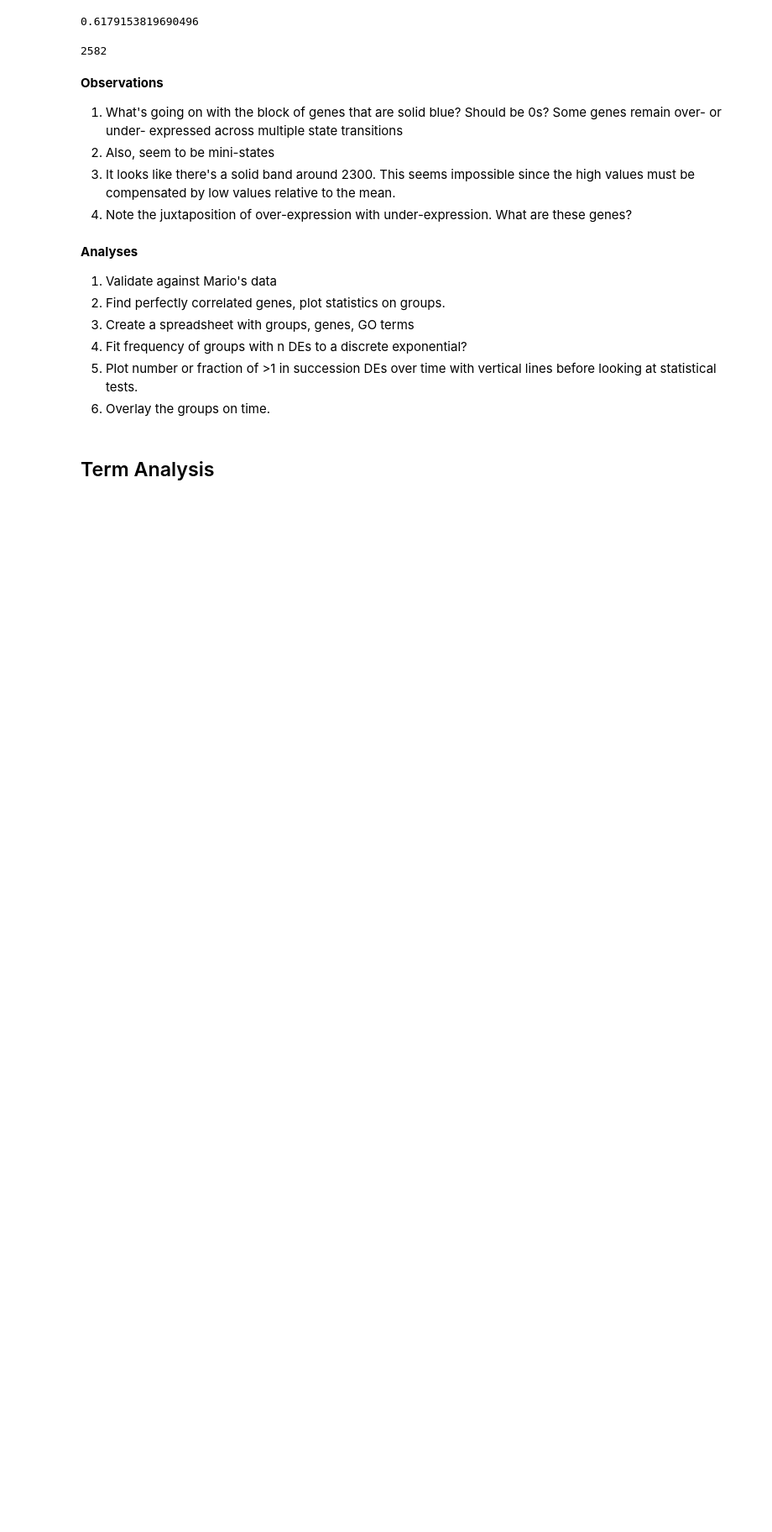
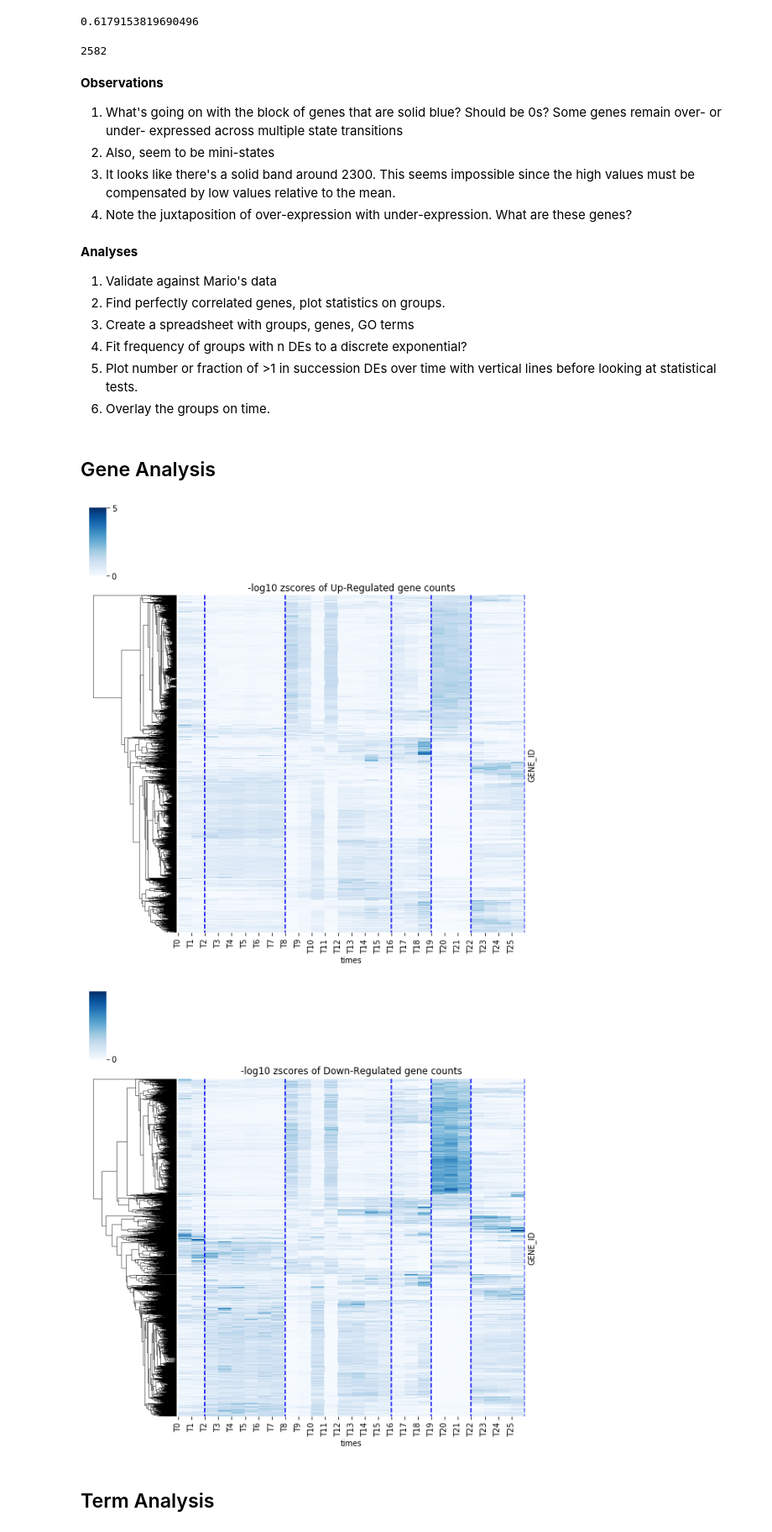
Before and after one commit to uwescience/old_xstate, a Jupyter notebook: notebooks/Cluster Analysis.ipynb, the cells around one changed output. Shown at 84% size. Cells and saved outputs as stored; diff of their text form; code cells hidden in the pictures; blank space fills up the shorter version.

```diff
--- a/notebooks/Cluster Analysis.ipynb
+++ b/notebooks/Cluster Analysis.ipynb
@@ -151,6 +151,14 @@ Some genes remain over- or under- expressed across multiple state transitions
 1. Fit frequency of groups with n DEs to a discrete exponential?
 1. Plot number or fraction of >1 in succession DEs over time with vertical lines before looking at statistical tests.
 1. Overlay the groups on time.
+# %% [markdown]
+## Gene Analysis
+# %%
+util_plots.plotClustermap()
+util_plots.plotClustermap(is_up_regulated=False)
+# %% [output]
+[figure, added]
+[figure, added]
 # %% [markdown]
 ## Term Analysis
 # %%
```
Also changed, not shown: parts of 1 cell of this notebook, 6 other files.
